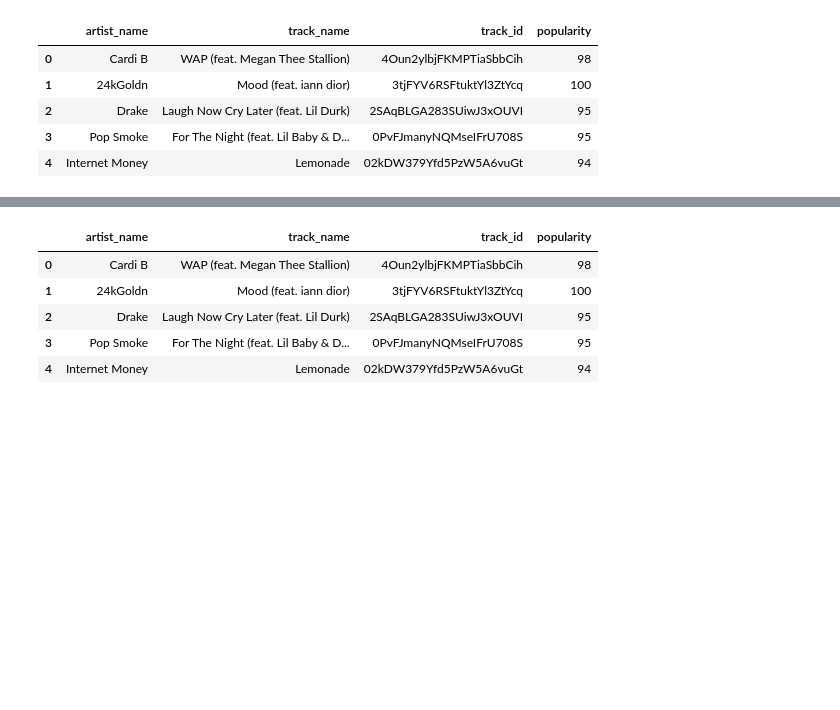
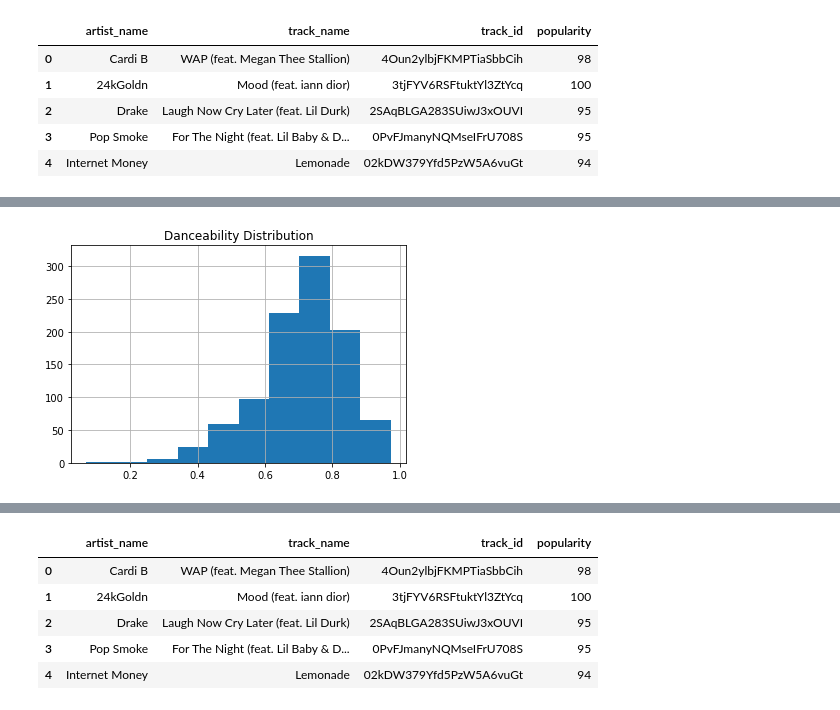
Before and after one commit to ipatel467/Spotify-Project, a Jupyter notebook: Spotify.ipynb, the cells around one changed output, grey strips where cells are left out. Cells and saved outputs as stored; diff of their text form; code cells hidden in the pictures; blank space fills up the shorter version.

```diff
--- a/Spotify.ipynb
+++ b/Spotify.ipynb
@@ -128,0 +136,5 @@ Shape of the dataset: (1000, 18)
+# %%
+df_audio_features['danceability'].hist()
+plt.title('Danceability Distribution');
+# %% [output]
+[figure, added]
```
Also changed, not shown: parts of 11 cells of this notebook.
